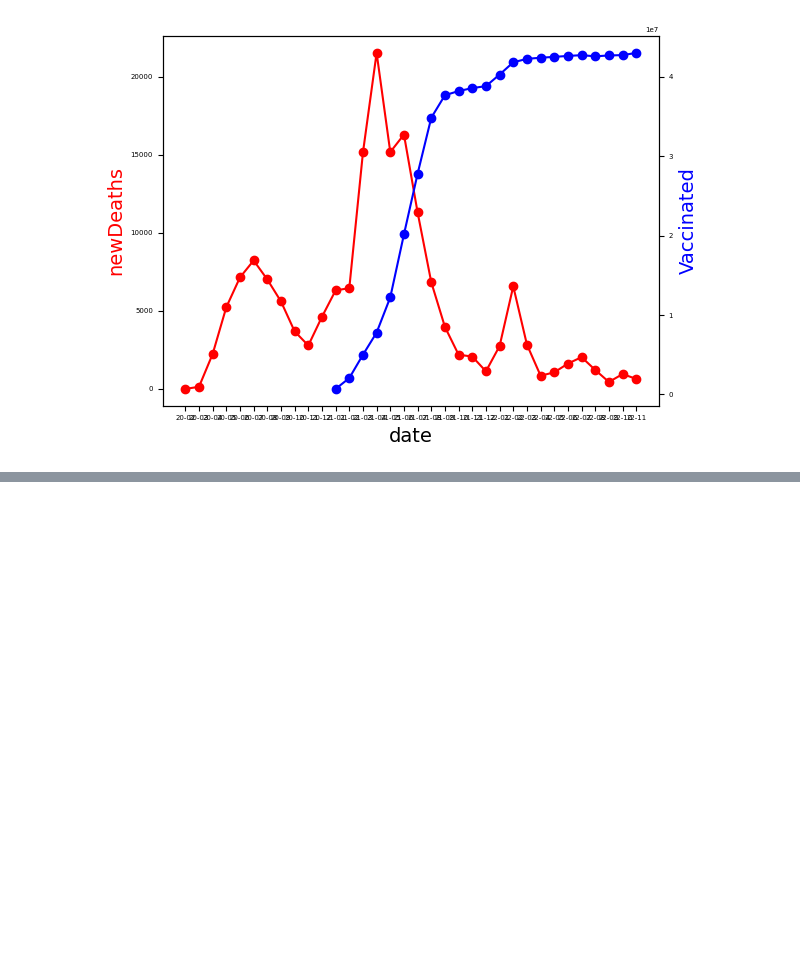
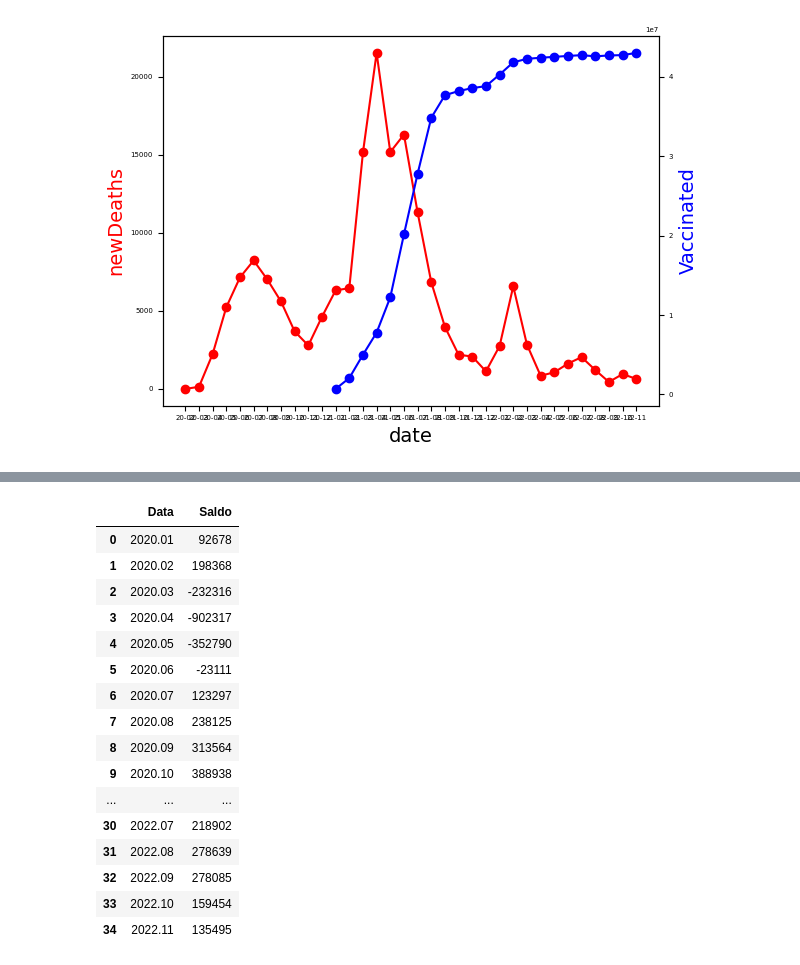
Before and after one commit to MatRicci1/covid-analysis, a Jupyter notebook: covid_gp4.ipynb, the cells around one changed output, grey strips where cells are left out. Drawn from its saved outputs; the diff is of its cells as text; code cells hidden in the pictures; blank space fills up the shorter version.

```diff
--- a/covid_gp4.ipynb
+++ b/covid_gp4.ipynb
@@ -211,0 +331,21 @@ plt.show()
+# %%
+saldoEmprego = pd.read_csv("ipeadata[19-01-2023-10-59].csv", names = ['Data', 'Saldo'], usecols = [0, 1], header = 0)
+saldoEmprego
+# %% [output]
+|  | Data | Saldo |
+| 0 | 2020.01 | 92678 |
+| 1 | 2020.02 | 198368 |
+| 2 | 2020.03 | -232316 |
+| 3 | 2020.04 | -902317 |
+| 4 | 2020.05 | -352790 |
+| 5 | 2020.06 | -23111 |
+| 6 | 2020.07 | 123297 |
+| 7 | 2020.08 | 238125 |
+| 8 | 2020.09 | 313564 |
+| 9 | 2020.10 | 388938 |
+| ... | ... | ... |
+| 30 | 2022.07 | 218902 |
+| 31 | 2022.08 | 278639 |
+| 32 | 2022.09 | 278085 |
+| 33 | 2022.10 | 159454 |
+| 34 | 2022.11 | 135495 |
```
Also changed, not shown: parts of 9 cells of this notebook, 1 other file.
